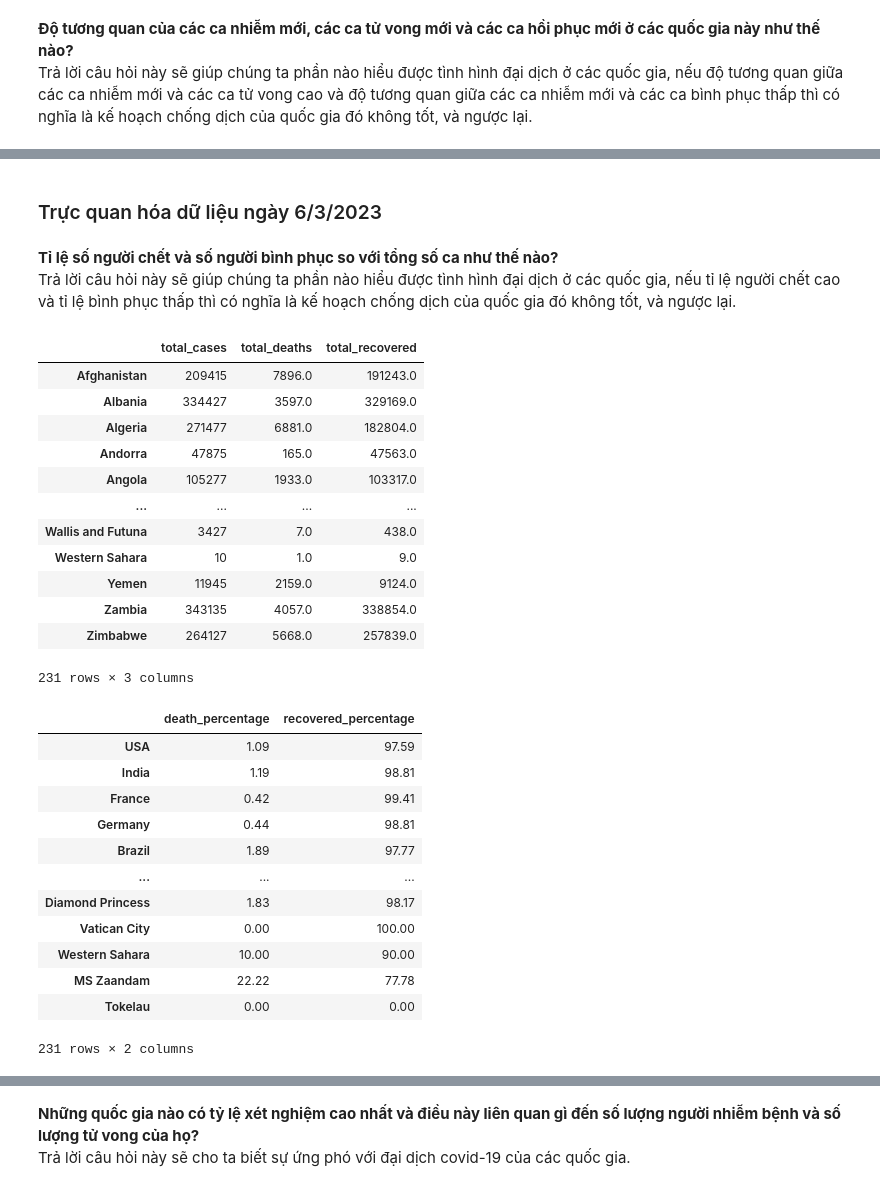
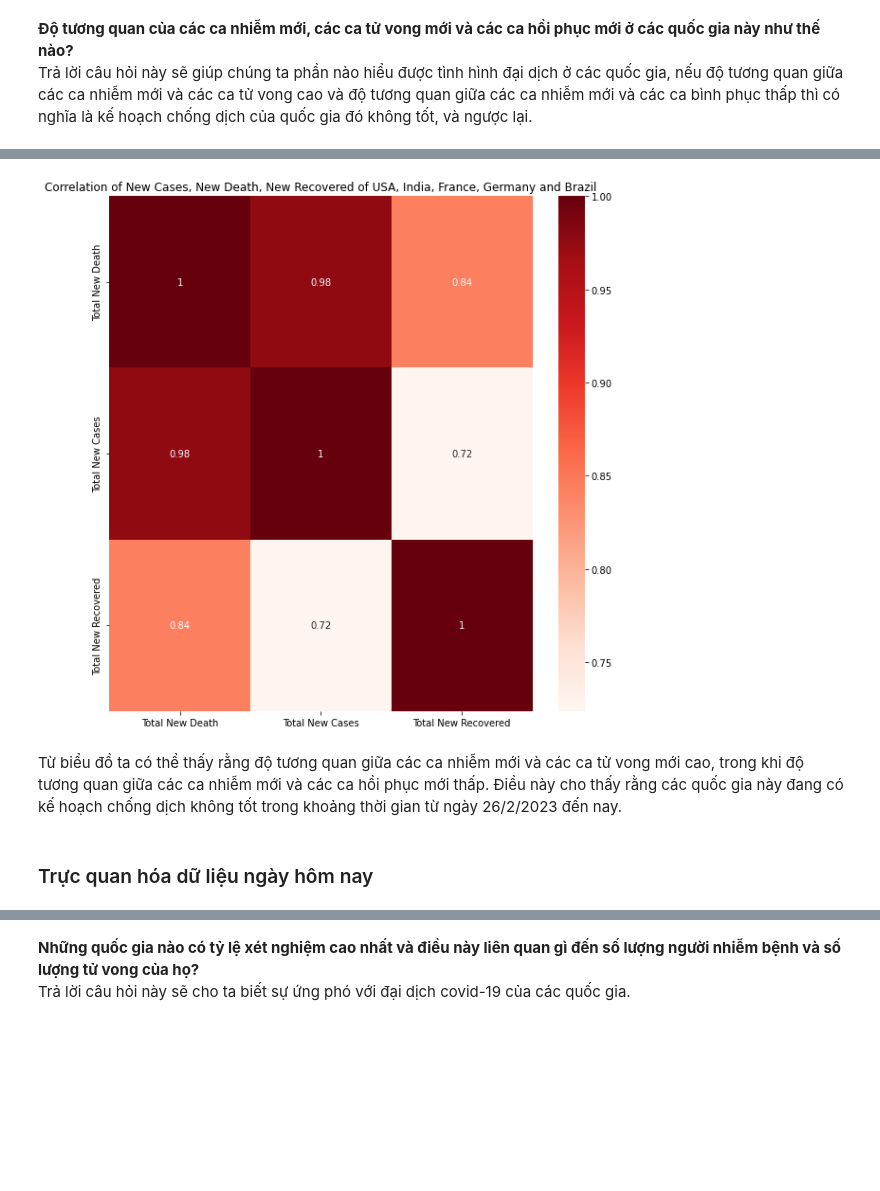
Before and after one commit to vntan/Covid-19-Analysis, a Jupyter notebook: visualization.ipynb, the cells around one changed output, grey strips where cells are left out. Saved outputs shown, nothing was run; the diff lists cells and outputs as text; code cells hidden in the pictures; blank space fills up the shorter version.

```diff
--- a/visualization.ipynb
+++ b/visualization.ipynb
@@ -100,5 +89,12 @@ corr_df
+# %%
+#visualize the correlation using heatmap
+plt.figure(figsize=(10,10))
+sns.heatmap(corr_df.corr(), annot=True, cmap='Reds')
+plt.title('Correlation of New Cases, New Death, New Recovered of USA, India, France, Germany and Brazil')
+plt.show()
+# %% [output]
+[figure, added]
+# %% [markdown]
+Từ biểu đồ ta có thể thấy rằng độ tương quan giữa các ca nhiễm mới và các ca tử vong mới cao, trong khi độ tương quan giữa các ca nhiễm mới và các ca hồi phục mới thấp. Điều này cho thấy rằng các quốc gia này đang có kế hoạch chống dịch không tốt trong khoảng thời gian từ ngày 26/2/2023 đến nay.
 # %% [markdown]
-### Trực quan hóa dữ liệu ngày 6/3/2023
+### Trực quan hóa dữ liệu ngày hôm nay
-# %% [markdown]
-**Tỉ lệ số người chết và số người bình phục so với tổng số ca như thế nào?**\
-Trả lời câu hỏi này sẽ giúp chúng ta phần nào hiểu được tình hình đại dịch ở các quốc gia, nếu tỉ lệ người chết cao và tỉ lệ bình phục thấp thì có nghĩa là kế hoạch chống dịch của quốc gia đó không tốt, và ngược lại.
@@ -108,55 +100,0 @@ country_list.remove('World')
-# %%
-#find the total cases for each country in the world in the latest date (6/3/2023)
-total_cases = []
-total_death = []
-total_recovered = []
-for country in country_list:
-    total_cases.append(df_dict['06-03-2023'].set_index('Country,Other')['TotalCases'][country])
-    total_death.append(df_dict['06-03-2023'].set_index('Country,Other')['TotalDeaths'][country])
-    total_recovered.append(df_dict['06-03-2023'].set_index('Country,Other')['TotalRecovered'][country])
-
-total_cases_df = pd.DataFrame(total_cases, index=country_list, columns=['total_cases'])
-total_death_df = pd.DataFrame(total_death, index=country_list, columns=['total_deaths'])
-total_recovered_df = pd.DataFrame(total_recovered, index=country_list, columns=['total_recovered'])
-
-total_death_df = total_death_df.sort_index()
-total_cases_df = total_cases_df.sort_index()
-total_recovered_df = total_recovered_df.sort_index()
-
-df = pd.concat([total_cases_df, total_death_df, total_recovered_df], axis=1)
-df
-# %% [output]
-|  | total_cases | total_deaths | total_recovered |
-| Afghanistan | 209415 | 7896.0 | 191243.0 |
-| Albania | 334427 | 3597.0 | 329169.0 |
-| Algeria | 271477 | 6881.0 | 182804.0 |
-| Andorra | 47875 | 165.0 | 47563.0 |
-| Angola | 105277 | 1933.0 | 103317.0 |
-| ... | ... | ... | ... |
-| Wallis and Futuna | 3427 | 7.0 | 438.0 |
-| Western Sahara | 10 | 1.0 | 9.0 |
-| Yemen | 11945 | 2159.0 | 9124.0 |
-| Zambia | 343135 | 4057.0 | 338854.0 |
-| Zimbabwe | 264127 | 5668.0 | 257839.0 |
-231 rows × 3 columns
-# %%
-percent_dict = {}
-for country in country_list:
-    percent_dict[country] = [round(df['total_deaths'][country]/df['total_cases'][country]*100, 2), round(df['total_recovered'][country]/df['total_cases'][country]*100, 2)]
-percent_df = pd.DataFrame(percent_dict, index=['death_percentage', 'recovered_percentage']).T
-pd.options.display.float_format = '{:.2f}'.format
-percent_df
-# %% [output]
-|  | death_percentage | recovered_percentage |
-| USA | 1.09 | 97.59 |
-| India | 1.19 | 98.81 |
-| France | 0.42 | 99.41 |
-| Germany | 0.44 | 98.81 |
-| Brazil | 1.89 | 97.77 |
-| ... | ... | ... |
-| Diamond Princess | 1.83 | 98.17 |
-| Vatican City | 0.00 | 100.00 |
-| Western Sahara | 10.00 | 90.00 |
-| MS Zaandam | 22.22 | 77.78 |
-| Tokelau | 0.00 | 0.00 |
-231 rows × 2 columns
```
Also changed, not shown: parts of 19 cells of this notebook, 4 other files.
